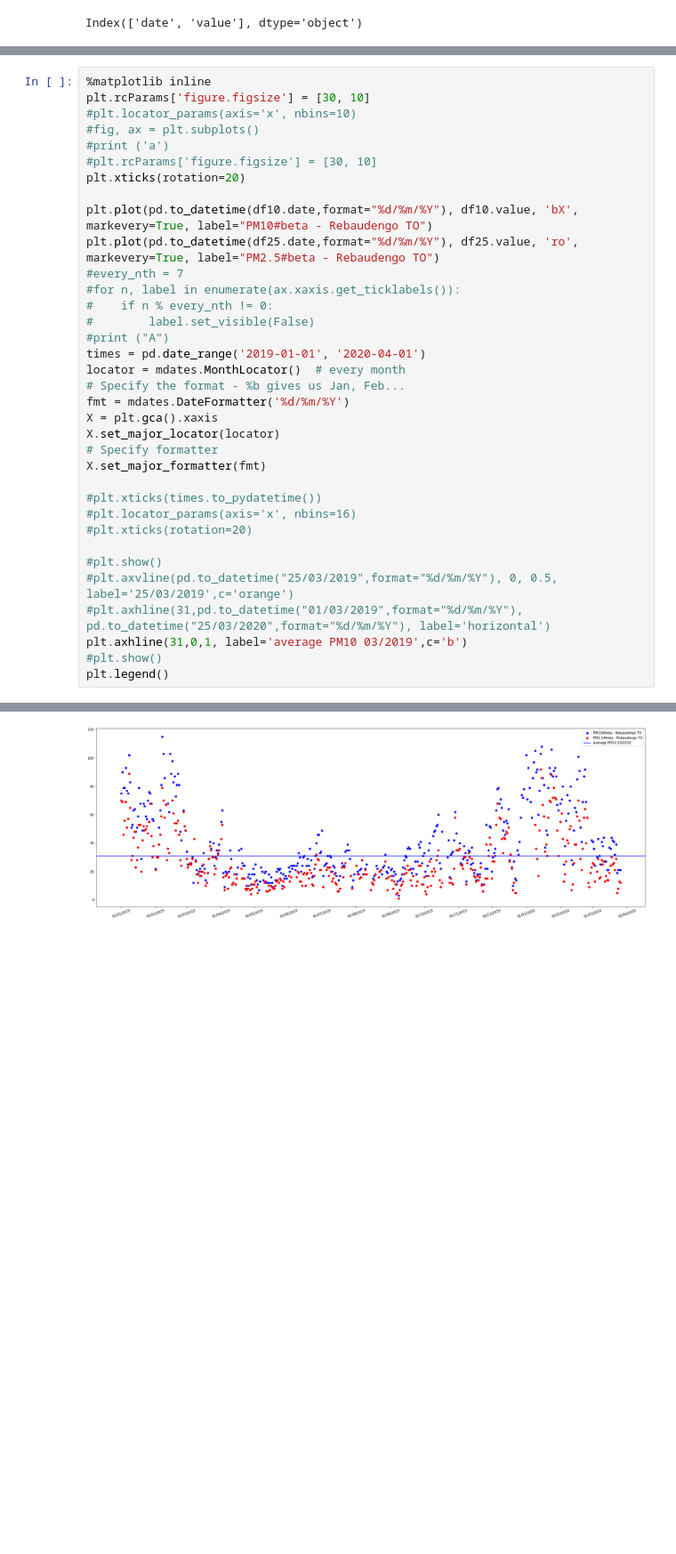
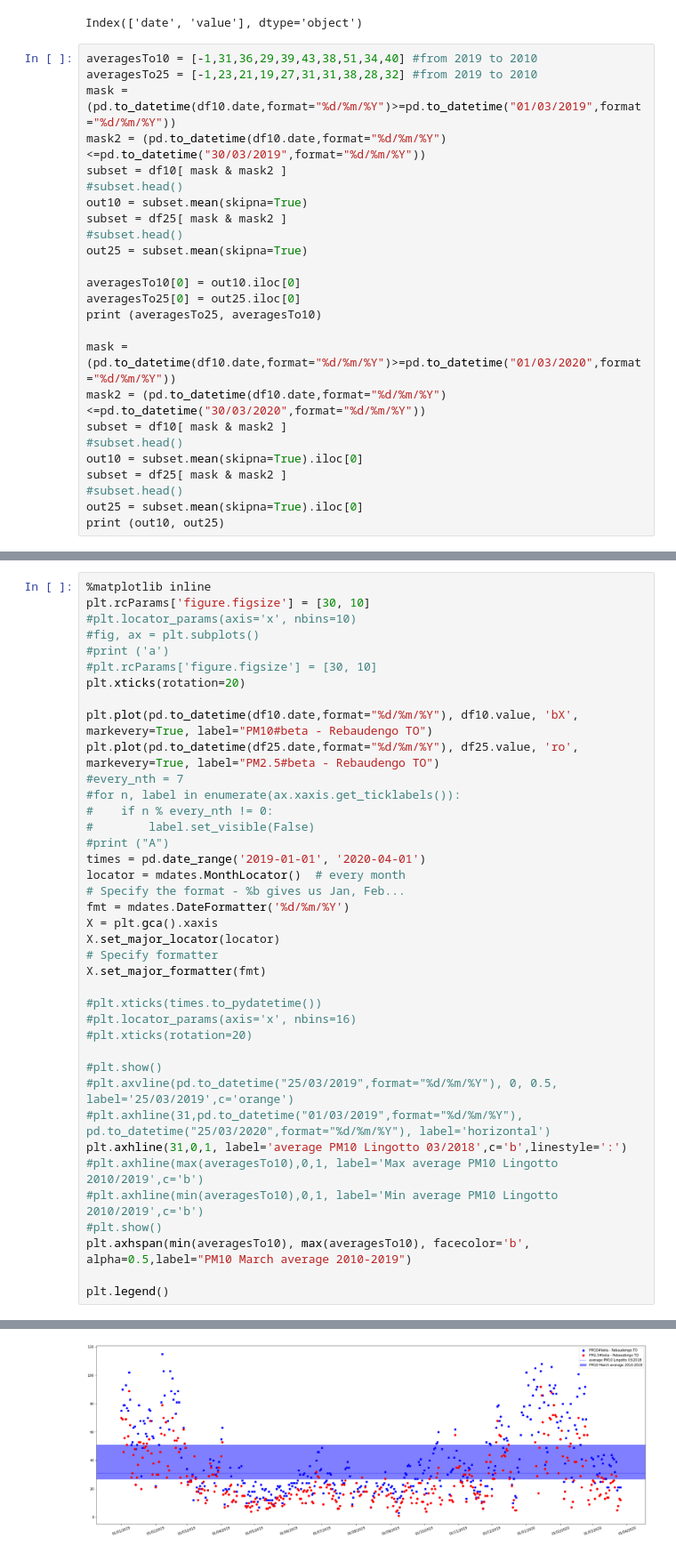
Before and after one commit to giacomoortona/CMSDASWidth, a Jupyter notebook: Aria.ipynb, the cells around one changed output, grey strips where cells are left out. Shown at 89% size. Cells and saved outputs as stored; diff of their text form; blank space fills up the shorter version.

```diff
--- a/Aria.ipynb
+++ b/Aria.ipynb
@@ -25,3 +27,28 @@ pd.to_datetime(df25['date'],format='%d/%m/%Y')
 df25.keys()
 # %% [output]
 Index(['date', 'value'], dtype='object')
+# %%
+averagesTo10 = [-1,31,36,29,39,43,38,51,34,40] #from 2019 to 2010
+averagesTo25 = [-1,23,21,19,27,31,31,38,28,32] #from 2019 to 2010
+mask = (pd.to_datetime(df10.date,format="%d/%m/%Y")>=pd.to_datetime("01/03/2019",format="%d/%m/%Y"))
+mask2 = (pd.to_datetime(df10.date,format="%d/%m/%Y")<=pd.to_datetime("30/03/2019",format="%d/%m/%Y"))
+subset = df10[ mask & mask2 ]
+#subset.head()
+out10 = subset.mean(skipna=True)
+subset = df25[ mask & mask2 ]
+#subset.head()
+out25 = subset.mean(skipna=True)
+
+averagesTo10[0] = out10.iloc[0]
+averagesTo25[0] = out25.iloc[0]
+print (averagesTo25, averagesTo10)
+
+mask = (pd.to_datetime(df10.date,format="%d/%m/%Y")>=pd.to_datetime("01/03/2020",format="%d/%m/%Y"))
+mask2 = (pd.to_datetime(df10.date,format="%d/%m/%Y")<=pd.to_datetime("30/03/2020",format="%d/%m/%Y"))
+subset = df10[ mask & mask2 ]
+#subset.head()
+out10 = subset.mean(skipna=True).iloc[0]
+subset = df25[ mask & mask2 ]
+#subset.head()
+out25 = subset.mean(skipna=True).iloc[0]
+print (out10, out25)
@@ -34,32 +64,36 @@ plt.rcParams['figure.figsize'] = [30, 10]
 #plt.rcParams['figure.figsize'] = [30, 10]
 plt.xticks(rotation=20)
 
 plt.plot(pd.to_datetime(df10.date,format="%d/%m/%Y"), df10.value, 'bX', markevery=True, label="PM10#beta - Rebaudengo TO")
 plt.plot(pd.to_datetime(df25.date,format="%d/%m/%Y"), df25.value, 'ro', markevery=True, label="PM2.5#beta - Rebaudengo TO")
 #every_nth = 7
 #for n, label in enumerate(ax.xaxis.get_ticklabels()):
 #    if n % every_nth != 0:
 #        label.set_visible(False)
 #print ("A")
 times = pd.date_range('2019-01-01', '2020-04-01')
 locator = mdates.MonthLocator()  # every month
 # Specify the format - %b gives us Jan, Feb...
 fmt = mdates.DateFormatter('%d/%m/%Y')
 X = plt.gca().xaxis
 X.set_major_locator(locator)
 # Specify formatter
 X.set_major_formatter(fmt)
 
 #plt.xticks(times.to_pydatetime())
 #plt.locator_params(axis='x', nbins=16)
 #plt.xticks(rotation=20)
 
 #plt.show()
 #plt.axvline(pd.to_datetime("25/03/2019",format="%d/%m/%Y"), 0, 0.5, label='25/03/2019',c='orange')
 #plt.axhline(31,pd.to_datetime("01/03/2019",format="%d/%m/%Y"), pd.to_datetime("25/03/2020",format="%d/%m/%Y"), label='horizontal')
-plt.axhline(31,0,1, label='average PM10 03/2019',c='b')
+plt.axhline(31,0,1, label='average PM10 Lingotto 03/2018',c='b',linestyle=':')
+#plt.axhline(max(averagesTo10),0,1, label='Max average PM10 Lingotto 2010/2019',c='b')
+#plt.axhline(min(averagesTo10),0,1, label='Min average PM10 Lingotto 2010/2019',c='b')
 #plt.show()
+plt.axhspan(min(averagesTo10), max(averagesTo10), facecolor='b', alpha=0.5,label="PM10 March average 2010-2019")
+
 plt.legend()
 # %% [output]
 <matplotlib.legend.Legend at 0x...>
-[figure, old version]
+[figure, new version]
```
Also changed, not shown: parts of 3 cells of this notebook.
